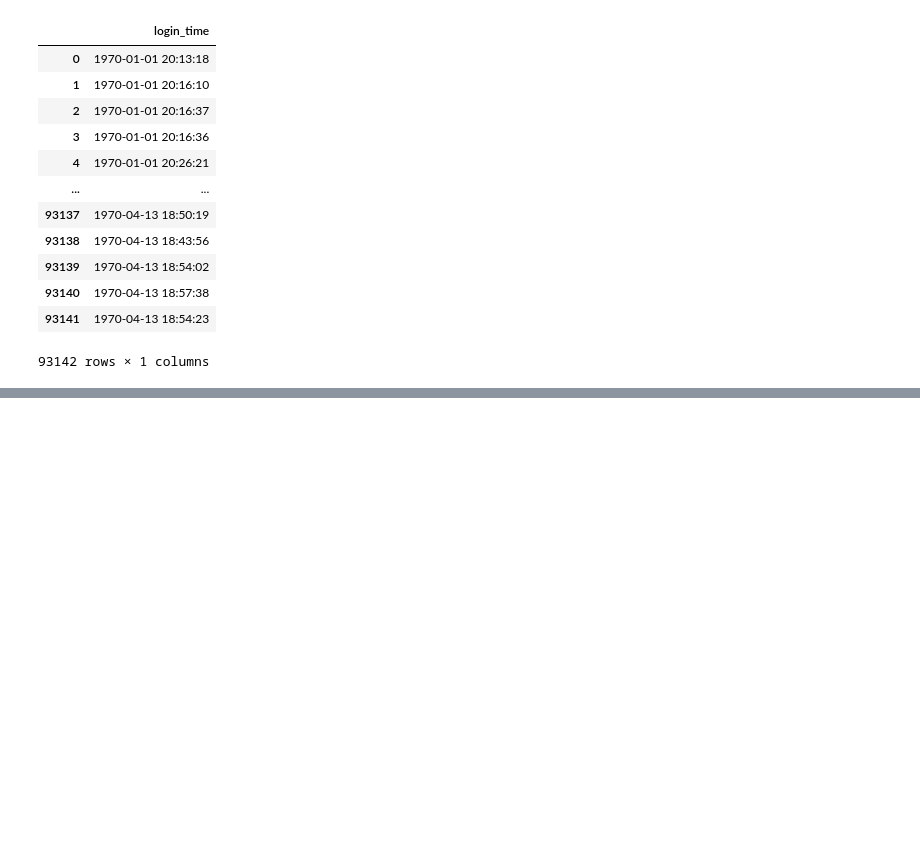
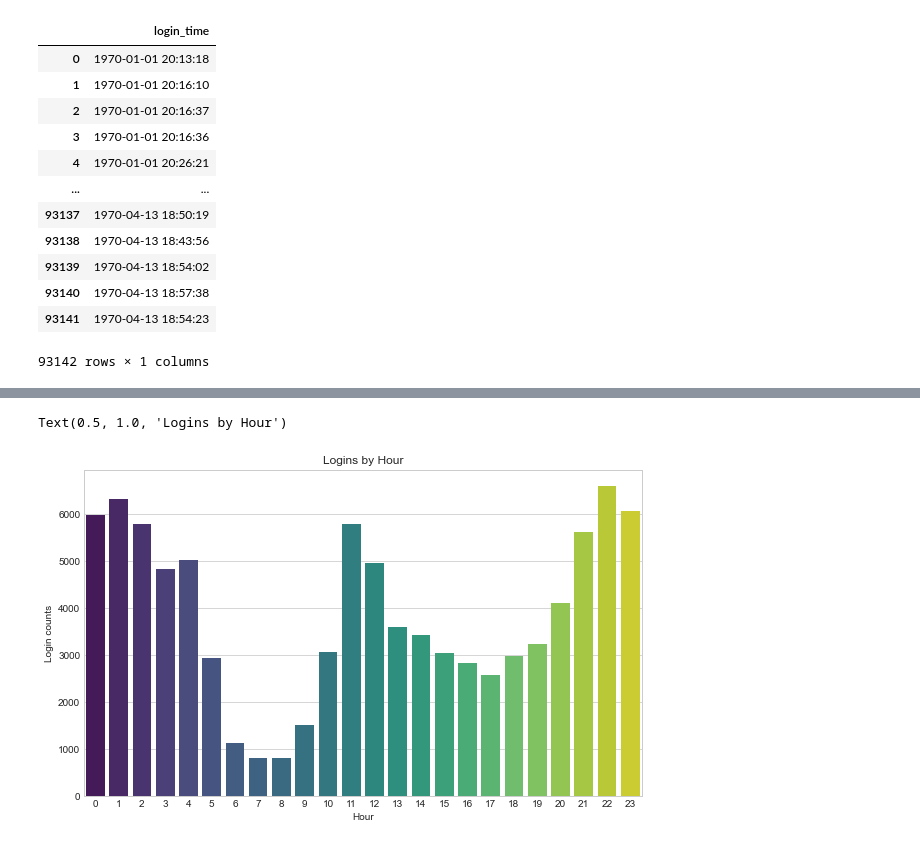
Before and after one commit to gabriellewald/ultimate-challenge, a Jupyter notebook: ultimate-data-challenge.ipynb, the cells around one changed output, grey strips where cells are left out. Drawn from its saved outputs; the diff is of its cells as text; code cells hidden in the pictures; blank space fills up the shorter version.

```diff
--- a/ultimate-data-challenge.ipynb
+++ b/ultimate-data-challenge.ipynb
@@ -113,0 +175,4 @@ df1
+# %%
+# add hour
+df_logins['hour'] = df_logins['login_time'].dt.hour
+df_logins.head()
@@ -113,0 +186,13 @@ df1
+# %%
+# Hourly graph
+df_hour = df_logins.groupby('hour', as_index=False).sum()
+fig = plt.figure(figsize=(10,6))
+
+# bar plot
+sns.barplot(x = 'hour', y = 'count_15_min', data = df_hour, palette = "viridis")
+plt.xlabel('Hour')
+plt.ylabel('Login counts')
+plt.title('Logins by Hour')
+# %% [output]
+Text(0.5, 1.0, 'Logins by Hour')
+[figure, added]
```
Also changed, not shown: parts of 30 cells of this notebook.
